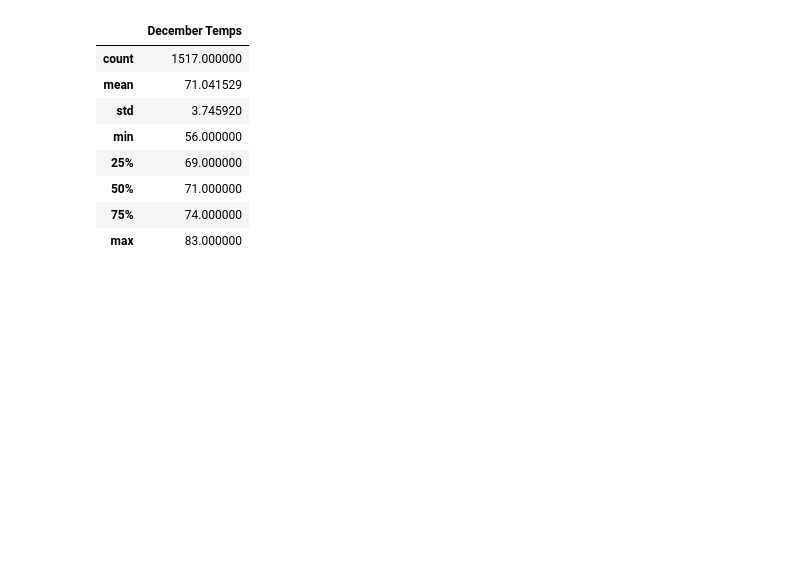
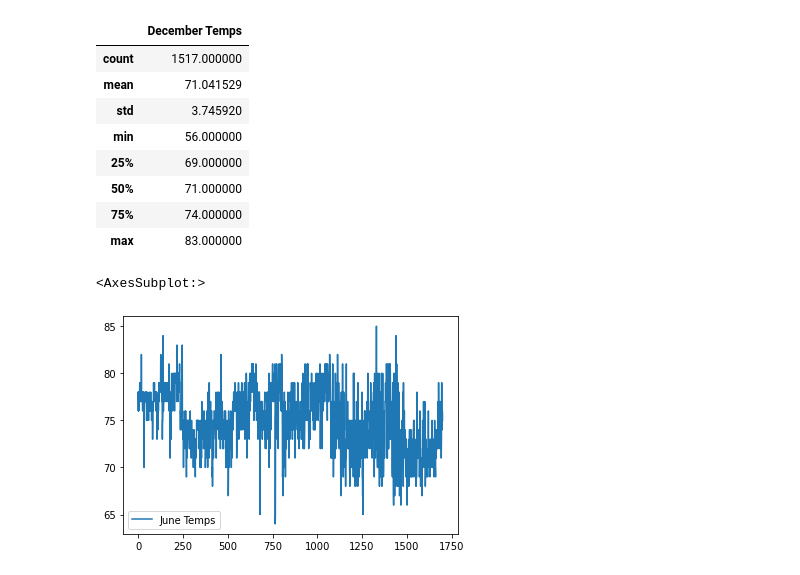
Before and after one commit to macicchino/surfs_up, a Jupyter notebook: SurfsUp_Challenge.ipynb, the cells around one changed output. Saved outputs shown, nothing was run; the diff lists cells and outputs as text; code cells hidden in the pictures; blank space fills up the shorter version.

```diff
--- a/SurfsUp_Challenge.ipynb
+++ b/SurfsUp_Challenge.ipynb
@@ -120,0 +123,5 @@ df_dec.describe()
+# %%
+df.plot()
+# %% [output]
+<AxesSubplot:>
+[figure, added]
```
Also changed, not shown: parts of 10 cells of this notebook.
